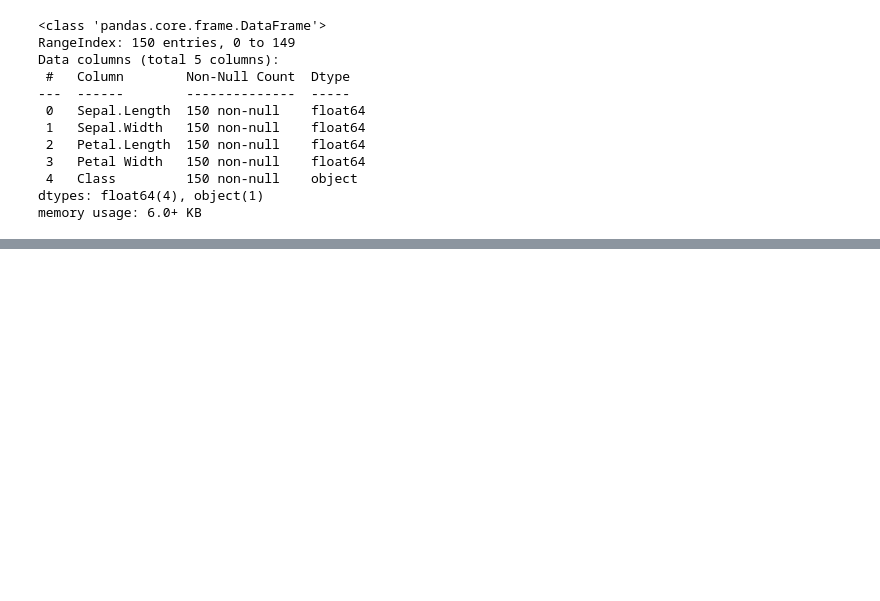
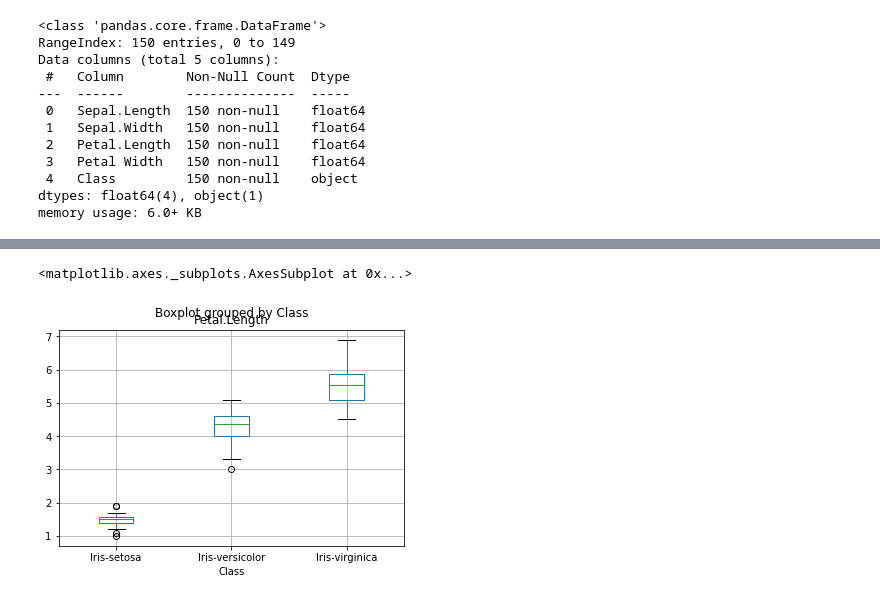
Before and after one commit to KurtisZ18/CMU_PGSS_2022, a Jupyter notebook: MyFirstNotebook.ipynb, the cells around one changed output, grey strips where cells are left out. Saved outputs shown, nothing was run; the diff lists cells and outputs as text; code cells hidden in the pictures; blank space fills up the shorter version.

```diff
--- a/MyFirstNotebook.ipynb
+++ b/MyFirstNotebook.ipynb
@@ -68,0 +136,5 @@ KiB Swap:        0 total,        0 free,        0 used. 12008124 avail Mem
+# %%
+df2.boxplot('Petal.Length', 'Class')
+# %% [output]
+<matplotlib.axes._subplots.AxesSubplot at 0x...>
+[figure, added]
```
Also changed, not shown: parts of 8 cells of this notebook.
